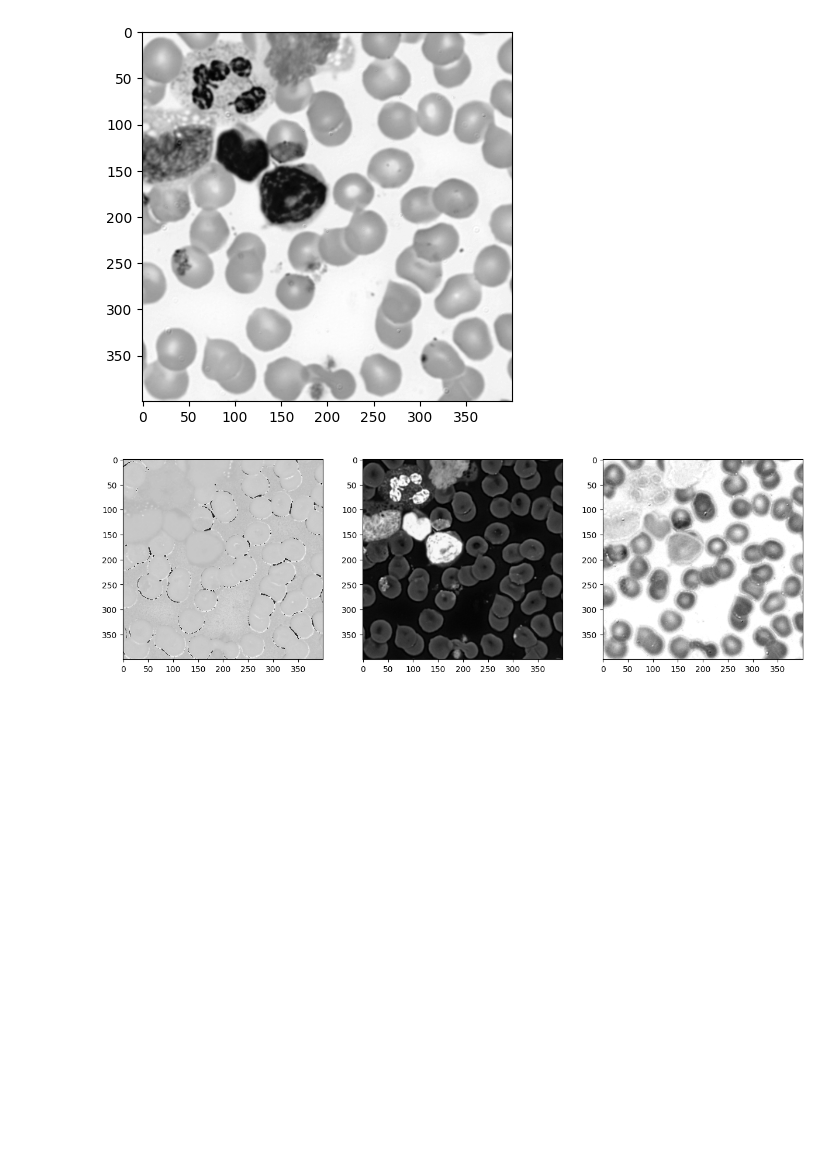
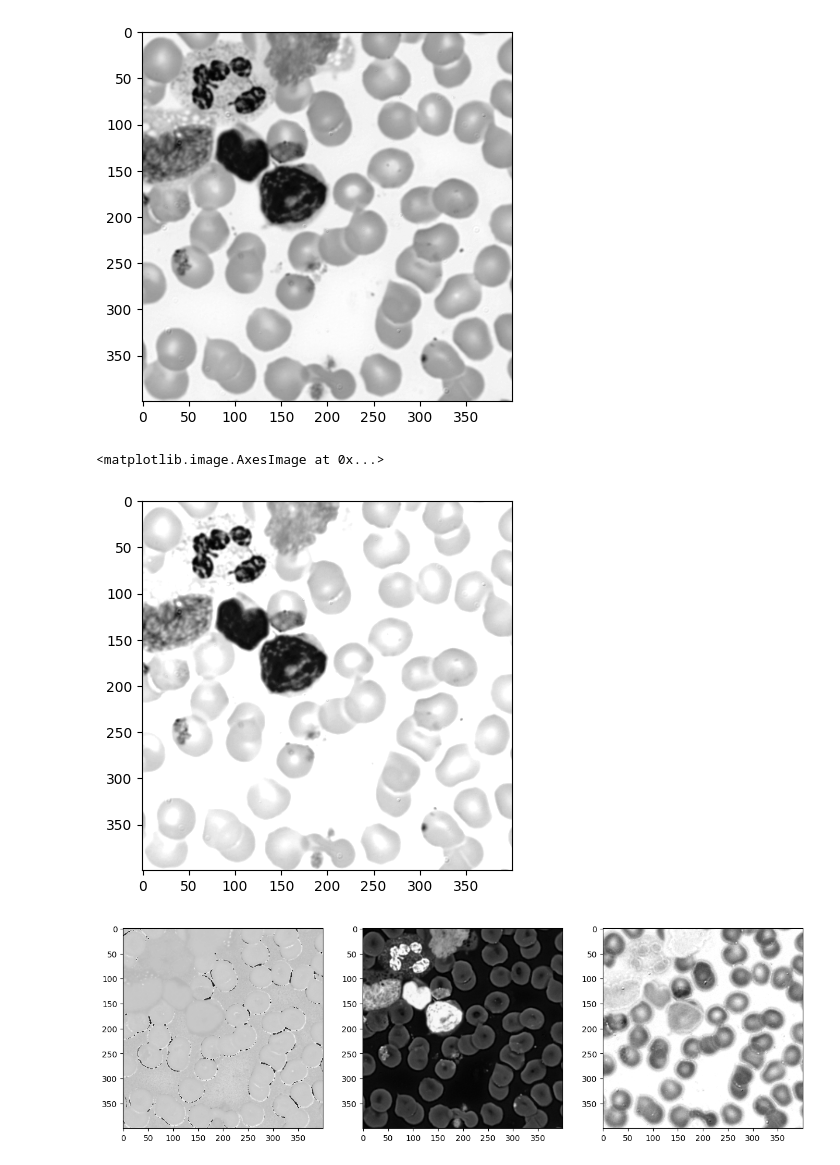
Before and after one commit to vktr274/computer-vision-thresholding, a Jupyter notebook: blood_cells.ipynb, the cells around one changed output. Cells and saved outputs as stored; diff of their text form; code cells hidden in the pictures; blank space fills up the shorter version.

```diff
--- a/blood_cells.ipynb
+++ b/blood_cells.ipynb
@@ -19,6 +19,19 @@ plt.imshow(img, cmap="gray")
 # %% [output]
 <matplotlib.image.AxesImage at 0x...>
 [figure]
+# %%
+new_img = np.zeros(img.shape, img.dtype)
+alpha = 1.2 # contrast
+beta = 0 # brightness
+
+new_img = np.clip(alpha*img + beta, 0, 255)
+new_img = np.uint8(new_img)
+
+img = new_img
+plt.imshow(img, cmap="gray")
+# %% [output]
+<matplotlib.image.AxesImage at 0x...>
+[figure, added]
 # %%
 fig = plt.figure(figsize=(15,30))
 
```
Also changed, not shown: parts of 14 cells of this notebook.
